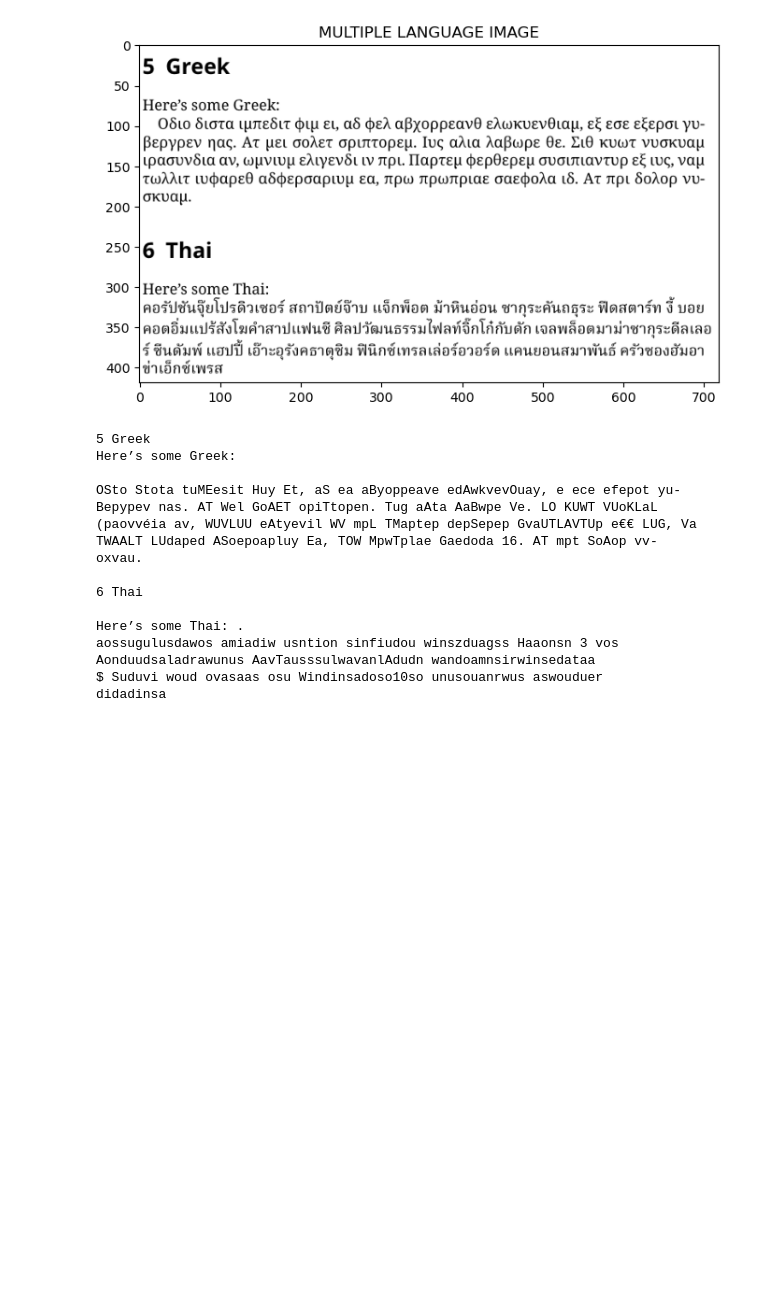
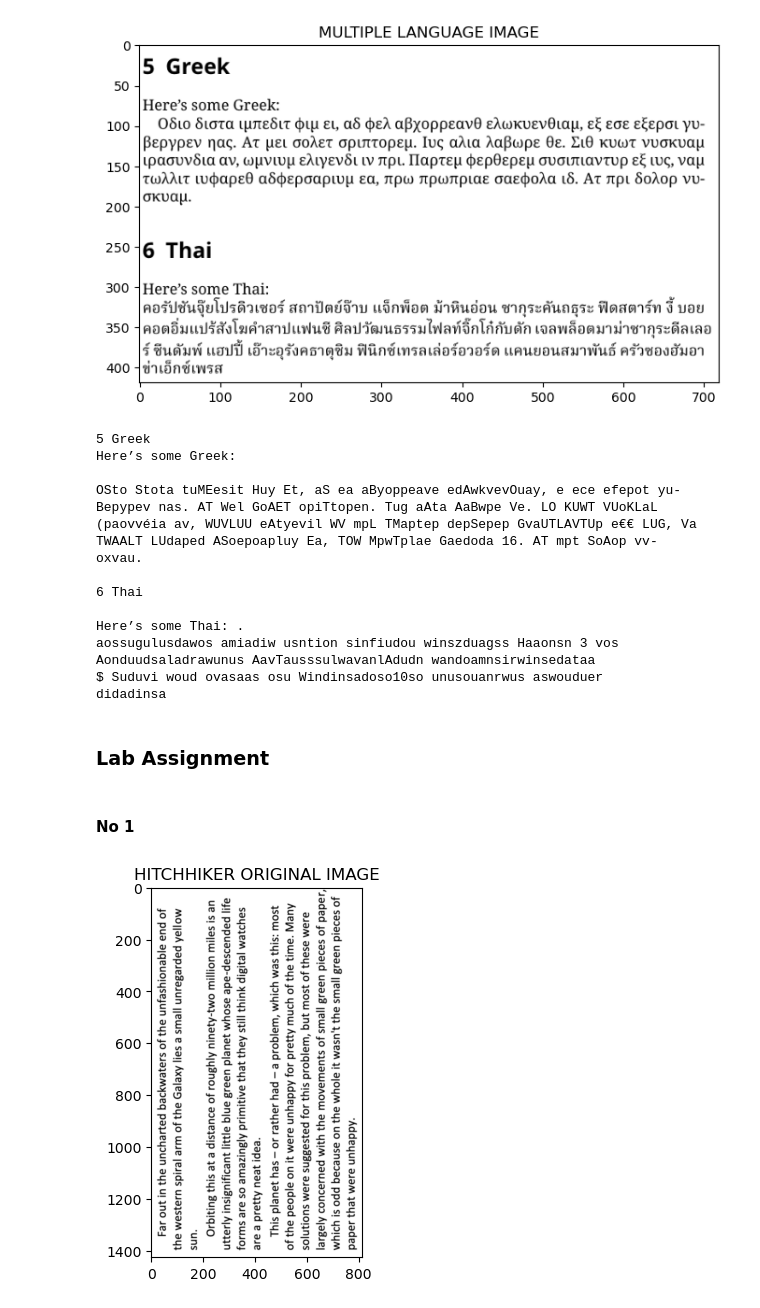
Before and after one commit to KhafillahAkbar/MachLearn_Ganjil_2023, a Jupyter notebook: Week12/Jobsheet12.ipynb, the cells around one changed output. Saved outputs shown, nothing was run; the diff lists cells and outputs as text; code cells hidden in the pictures; blank space fills up the shorter version.

Commit message:
Lab assignment

```diff
--- a/Week12/Jobsheet12.ipynb
+++ b/Week12/Jobsheet12.ipynb
@@ -317,3 +317,18 @@ aossugulusdawos amiadiw usntion sinfiudou winszduagss Haaonsn 3 vos
 Aonduudsaladrawunus AavTausssulwavanlAdudn wandoamnsirwinsedataa
 $ Suduvi woud ovasaas osu Windinsadoso10so unusouanrwus aswouduer
 didadinsa
+# %% [markdown]
+### Lab Assignment
+# %% [markdown]
+#### No 1
+# %%
+# Plot original image
+
+image = cv2.imread(IMG_DIR + 'hitchhikers-rotated.png')
+b,g,r = cv2.split(image)
+rgb_img = cv2.merge([r,g,b])
+plt.imshow(rgb_img)
+plt.title('HITCHHIKER ORIGINAL IMAGE')
+plt.show()
+# %% [output]
+[figure, added]
```
Also changed, not shown: parts of 2 cells of this notebook.
